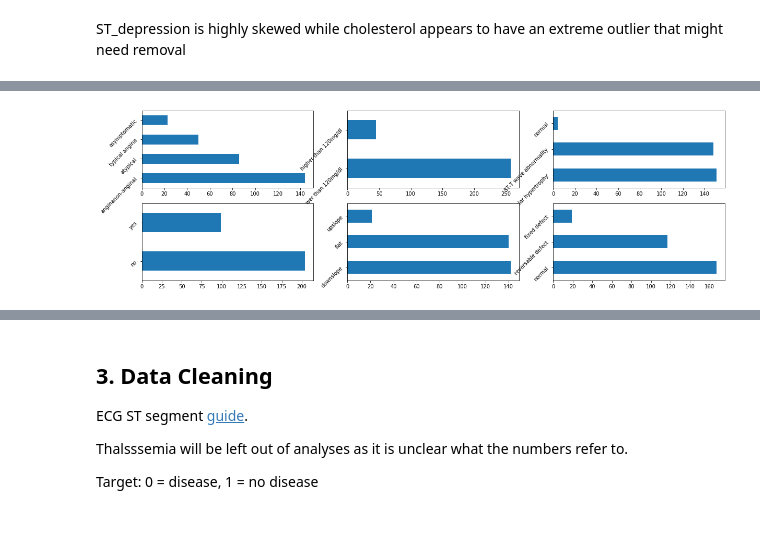
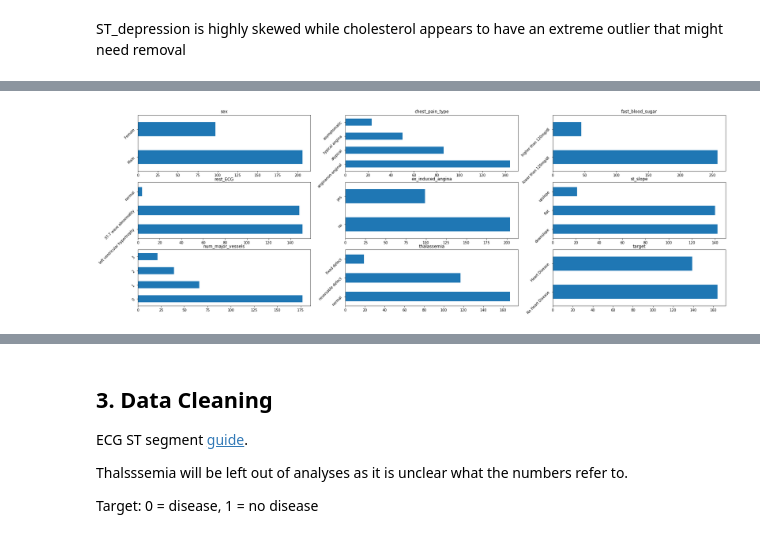
Before and after one commit to teyang-lau/Heart_Disease_Prediction, a Jupyter notebook: predictors-of-heart-disease-an-exploration.ipynb, the cells around one changed output, grey strips where cells are left out. Saved outputs shown, nothing was run; the diff lists cells and outputs as text; code cells hidden in the pictures.

```diff
--- a/predictors-of-heart-disease-an-exploration.ipynb
+++ b/predictors-of-heart-disease-an-exploration.ipynb
@@ -106,12 +126,16 @@ heart.columns = ['age', 'sex', 'chest_pain_type', 'rest_BP', 'cholesterol', 'fas
 # label the levels of categorical features
 
 heart['sex'] = ['Male' if s else 'Female' for s in heart['sex']] # label sex columns
-heart['target'] = [0 if t == 0 else 1 for t in heart['target']] # change target to binary
+heart['target'] = ['No Heart Disease' if t == 0 else 'Heart Disease' for t in heart['target']] # change target to binary
 heart['chest_pain_type'] = heart['chest_pain_type'].astype('category').cat.rename_categories(['asymptomatic', 'typical angina','atypical', 'anginanon-anginal'])
 heart['fast_blood_sugar'] = heart['fast_blood_sugar'].astype('category').cat.rename_categories(['lower than 120mg/dl', 'higher than 120mg/dl'])
 heart['rest_ECG'] = heart['rest_ECG'].astype('category').cat.rename_categories(['left ventricular hypertrophy', 'normal', 'ST-T wave abnormality'])
 heart['ex_induced_angina'] = heart['ex_induced_angina'].astype('category').cat.rename_categories(['no', 'yes'])
 heart['st_slope'] = heart['st_slope'].astype('category').cat.rename_categories(['downslope', 'flat', 'upslope'])
+# replace '?' in num_major_vessels with median
+heart.num_major_vessels = heart.num_major_vessels.replace('?', None)
+heart.num_major_vessels = heart.num_major_vessels.replace('None', heart['num_major_vessels'].median())
+heart['num_major_vessels'] = heart['num_major_vessels'].astype('category').cat.rename_categories(['0', '1', '2', '3'])
 # replace '?' in thalassemia with median
 heart.thalassemia = heart.thalassemia.replace('?', None)
 heart.thalassemia = heart.thalassemia.replace('None', heart['thalassemia'].median())
@@ -170,9 +218,10 @@ ST_depression is highly skewed while cholesterol appears to have an extreme outl
 # %%
 # Frequency plots for catergorical features
-fig = plt.figure(figsize=(20,6))
-for count, col in enumerate(heart.select_dtypes(include='category').columns):
-    fig.add_subplot(2,3,count+1)
+fig = plt.figure(figsize=(30,10))
+for count, col in enumerate(heart.select_dtypes(include=['category','object']).columns):
+    fig.add_subplot(3,3,count+1)
     heart[col].value_counts().plot.barh()
+    plt.title(col)
     plt.yticks(rotation=45)
 # %% [output]
-[figure, old version]
+[figure, new version]
```
Also changed, not shown: parts of 12 cells of this notebook.
